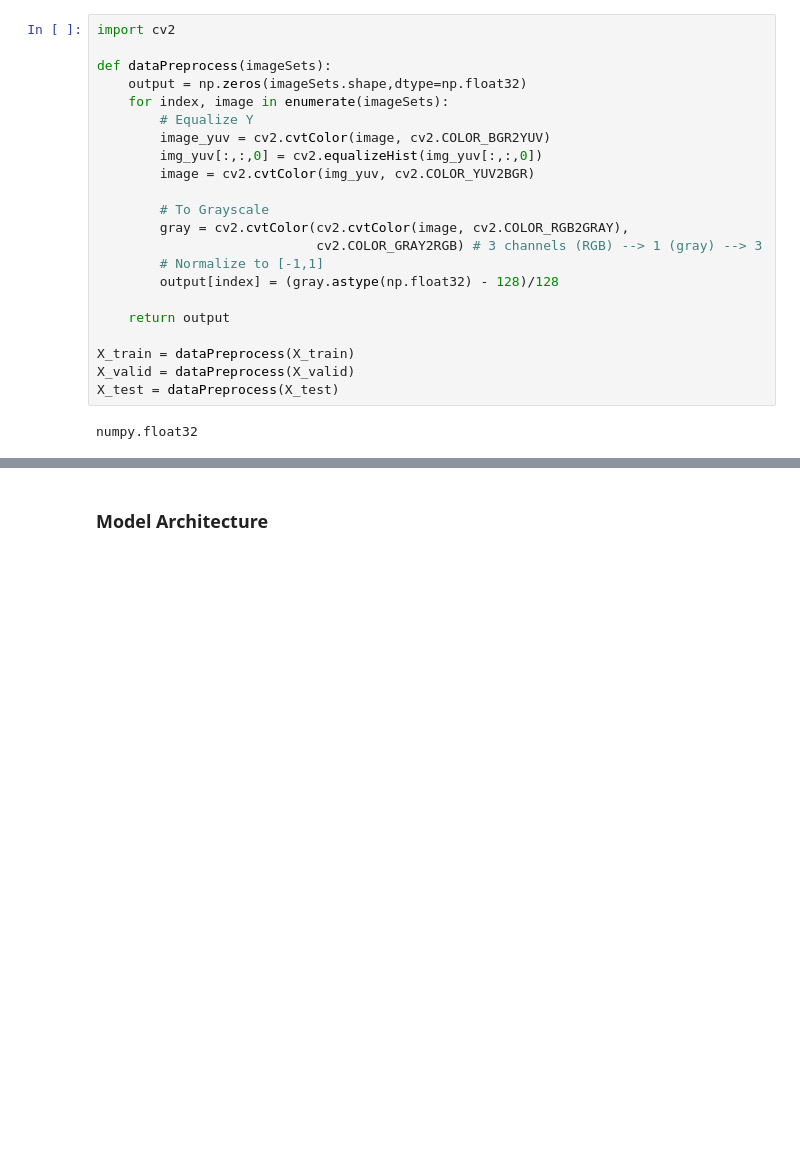
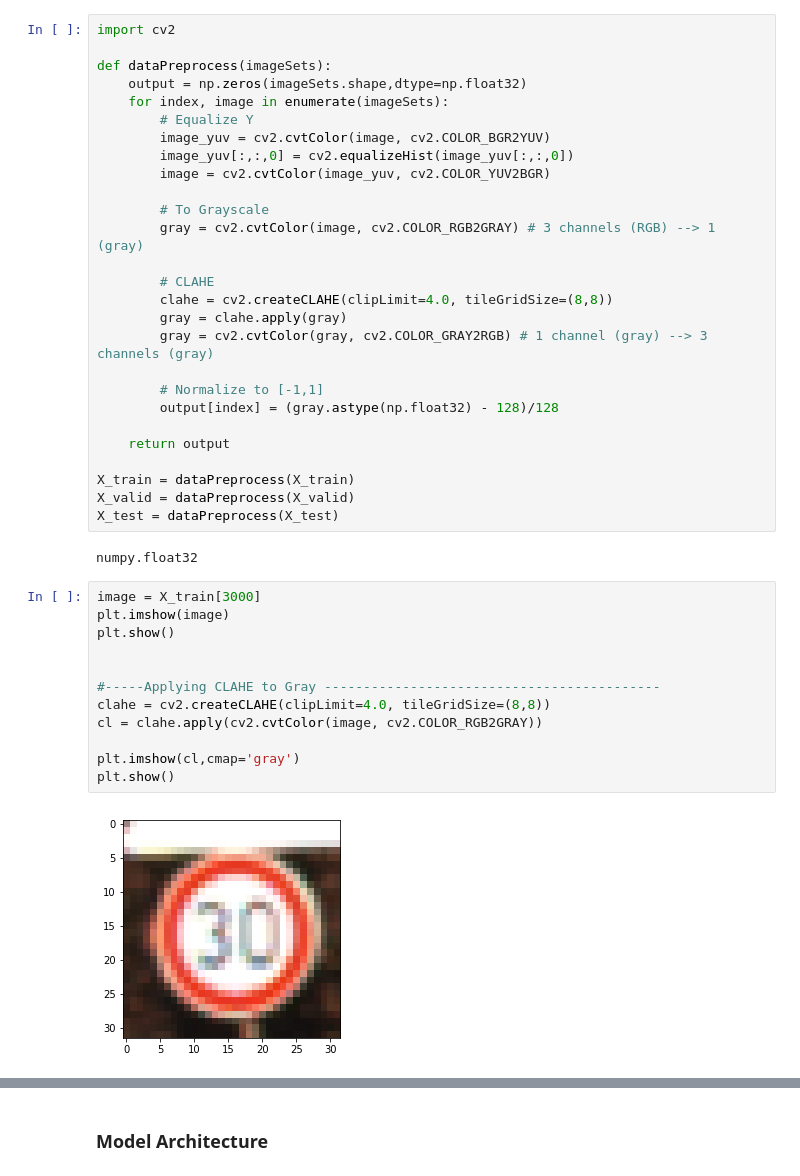
Before and after one commit to Guocheng99/CarND-TrafficSign-P2, a Jupyter notebook: Traffic_Sign_Classifier.ipynb, the cells around one changed output, grey strips where cells are left out. Drawn from its saved outputs; the diff is of its cells as text; blank space fills up the shorter version.

```diff
--- a/Traffic_Sign_Classifier.ipynb
+++ b/Traffic_Sign_Classifier.ipynb
@@ -166,12 +166,17 @@ def dataPreprocess(imageSets):
     for index, image in enumerate(imageSets):
         # Equalize Y
         image_yuv = cv2.cvtColor(image, cv2.COLOR_BGR2YUV)
-        img_yuv[:,:,0] = cv2.equalizeHist(img_yuv[:,:,0])
-        image = cv2.cvtColor(img_yuv, cv2.COLOR_YUV2BGR)
+        image_yuv[:,:,0] = cv2.equalizeHist(image_yuv[:,:,0])
+        image = cv2.cvtColor(image_yuv, cv2.COLOR_YUV2BGR)
 
         # To Grayscale
-        gray = cv2.cvtColor(cv2.cvtColor(image, cv2.COLOR_RGB2GRAY),
-                            cv2.COLOR_GRAY2RGB) # 3 channels (RGB) --> 1 (gray) --> 3
+        gray = cv2.cvtColor(image, cv2.COLOR_RGB2GRAY) # 3 channels (RGB) --> 1 (gray)
+
+        # CLAHE
+        clahe = cv2.createCLAHE(clipLimit=4.0, tileGridSize=(8,8))
+        gray = clahe.apply(gray)
+        gray = cv2.cvtColor(gray, cv2.COLOR_GRAY2RGB) # 1 channel (gray) --> 3 channels (gray)
+
         # Normalize to [-1,1]
         output[index] = (gray.astype(np.float32) - 128)/128
 
@@ -182,3 +187,17 @@ X_valid = dataPreprocess(X_valid)
 X_test = dataPreprocess(X_test)
 # %% [output]
 numpy.float32
+# %%
+image = X_train[3000]
+plt.imshow(image)
+plt.show()
+
+
+#-----Applying CLAHE to Gray -------------------------------------------
+clahe = cv2.createCLAHE(clipLimit=4.0, tileGridSize=(8,8))
+cl = clahe.apply(cv2.cvtColor(image, cv2.COLOR_RGB2GRAY))
+
+plt.imshow(cl,cmap='gray')
+plt.show()
+# %% [output]
+[figure, added]
```
Also changed, not shown: parts of 3 cells of this notebook.
